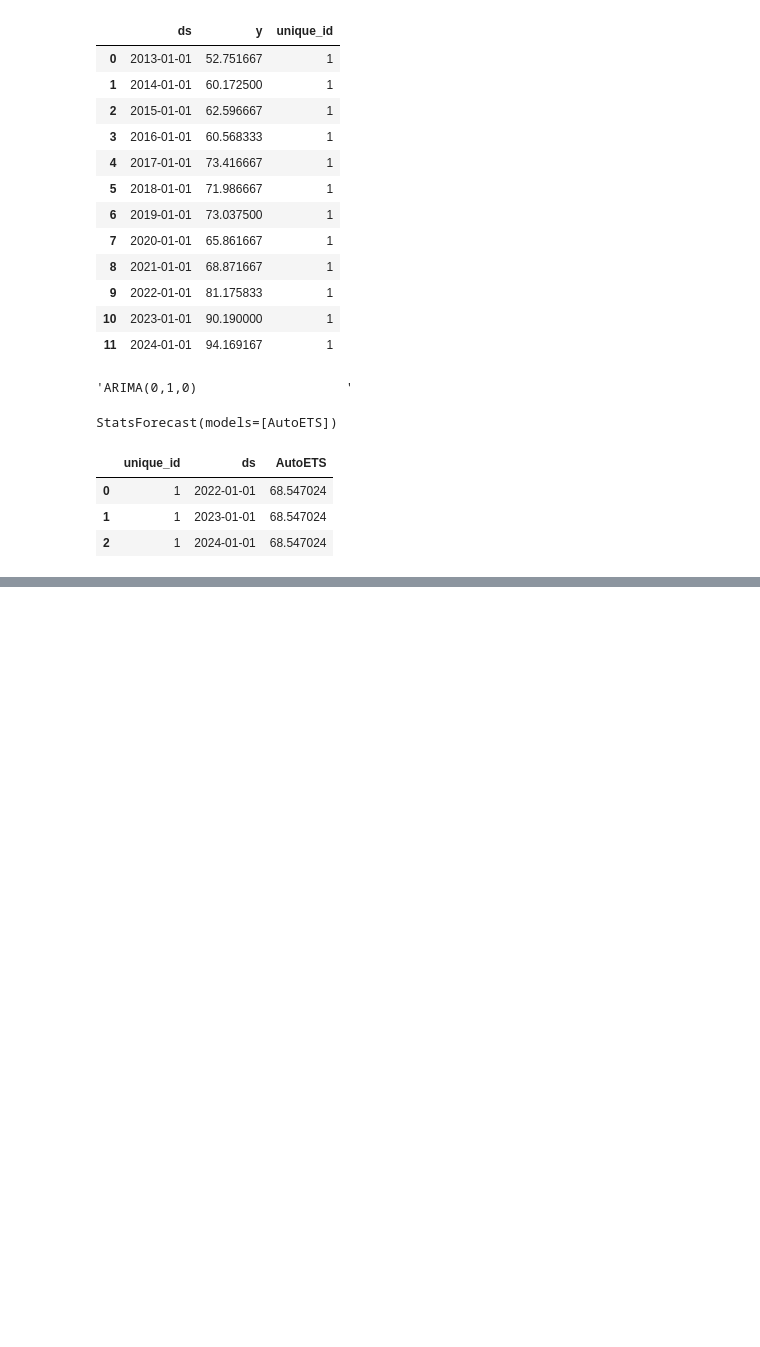
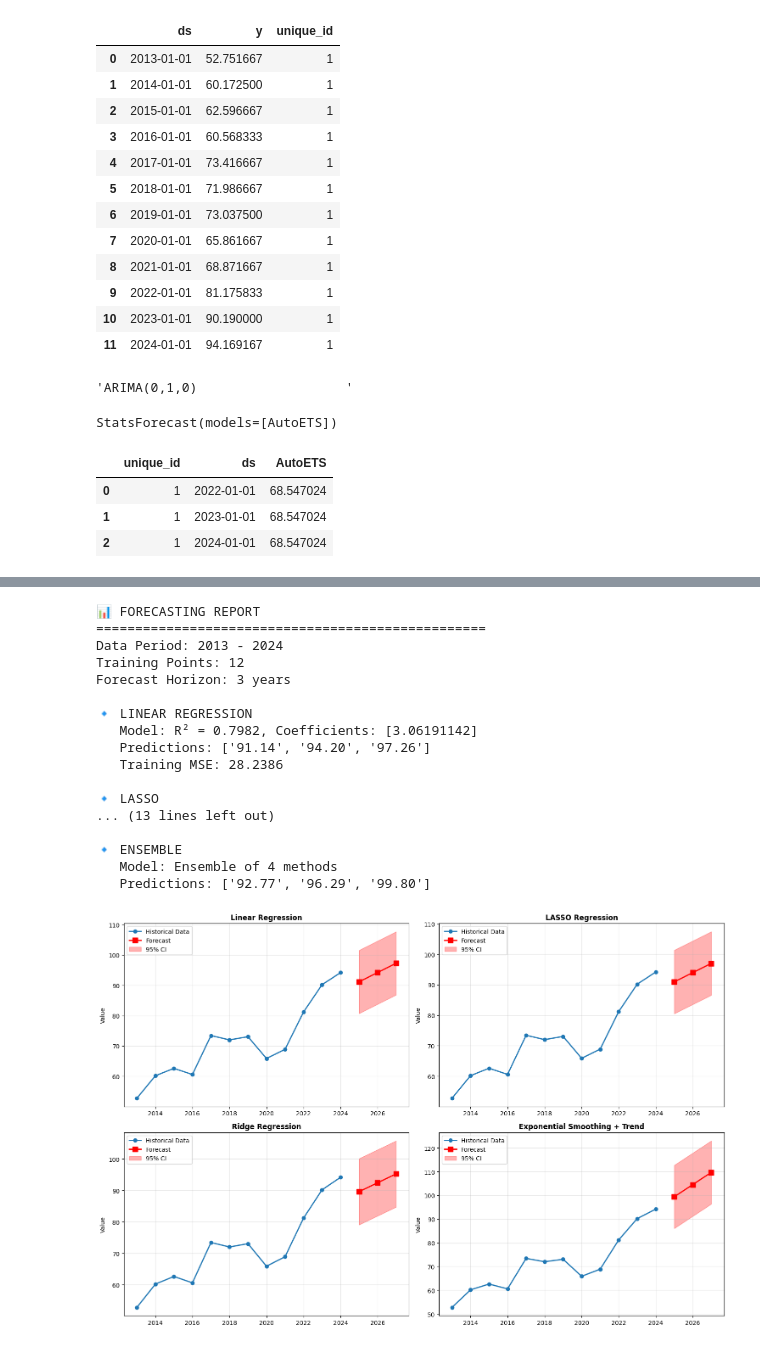
Before and after one commit to acostadlucas/mcs-red, a Jupyter notebook: hypothesis_test/hypothesis_test_02.ipynb, the cells around one changed output, grey strips where cells are left out. Drawn from its saved outputs; the diff is of its cells as text; code cells hidden in the pictures; blank space fills up the shorter version.

```diff
--- a/hypothesis_test/hypothesis_test_02.ipynb
+++ b/hypothesis_test/hypothesis_test_02.ipynb
@@ -267,0 +832,4 @@ y_hat
+# %%
+# Initialize and run
+forecaster = LimitedDataForecaster(df_aus)
+forecaster.ensemble_forecast(h=horizon)
@@ -267,0 +844,22 @@ y_hat
+# %%
+forecaster.generate_forecast_report()
+forecaster.plot_forecasts()
+# %% [output]
+📊 FORECASTING REPORT
+==================================================
+Data Period: 2013 - 2024
+Training Points: 12
+Forecast Horizon: 3 years
+
+🔹 LINEAR REGRESSION
+   Model: R² = 0.7982, Coefficients: [3.06191142]
+   Predictions: ['91.14', '94.20', '97.26']
+   Training MSE: 28.2386
+
+🔹 LASSO
+... (13 lines left out)
+
+🔹 ENSEMBLE
+   Model: Ensemble of 4 methods
+   Predictions: ['92.77', '96.29', '99.80']
+[figure, added]
```
Also changed, not shown: parts of 41 cells of this notebook, 1 other file.
